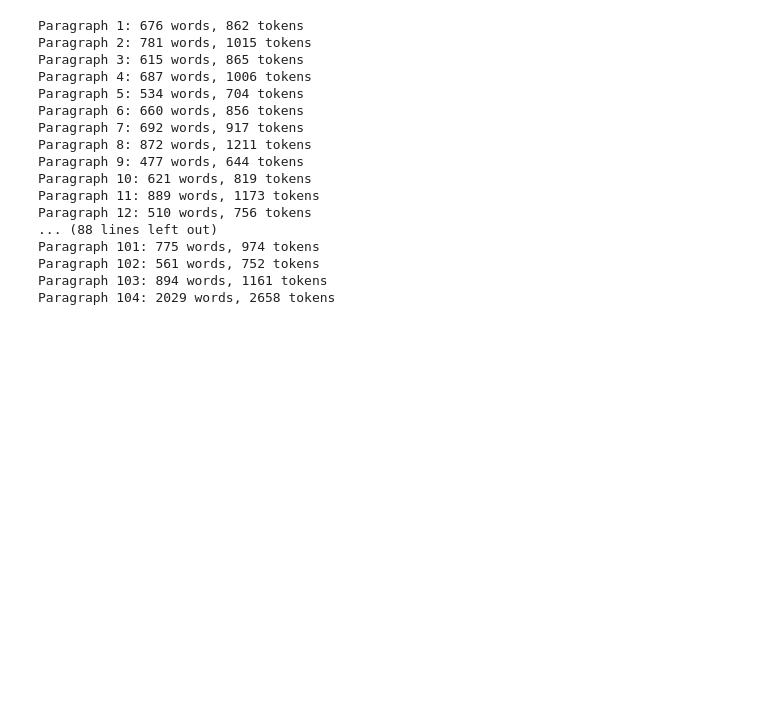
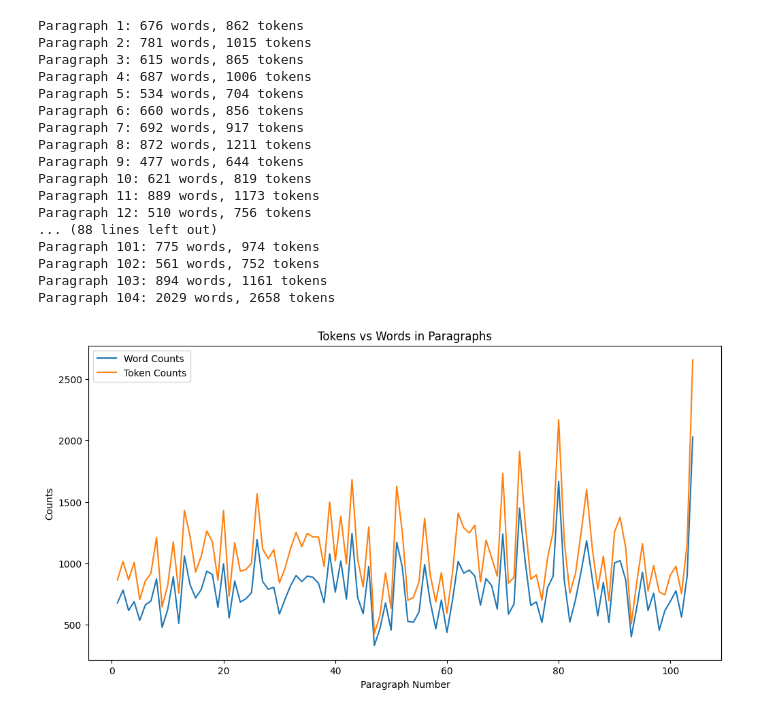
Before and after one commit to anonette/book2LLM, a Jupyter notebook: count_tokens.ipynb, the cells around one changed output. Drawn from its saved outputs; the diff is of its cells as text; code cells hidden in the pictures; blank space fills up the shorter version.

```diff
--- a/count_tokens.ipynb
+++ b/count_tokens.ipynb
@@ -7,7 +11,7 @@ from transformers import AutoTokenizer
 # %%
+# Cell 2: Define the function
 def count_words_and_tokens(filename):
     tokenizer = AutoTokenizer.from_pretrained("sentence-transformers/all-MiniLM-L6-v2")
-
     with open(filename, 'r', encoding='utf-8') as file:
         paragraphs = []
         paragraph = []
@@ -20,14 +24,21 @@ def count_words_and_tokens(filename):
         if paragraph:
             paragraphs.append(" ".join(paragraph))
 
+        word_counts = []
+        token_counts = []
         for i, paragraph in enumerate(paragraphs):
-            words = len(paragraph.split())
+            words = len(re.findall(r'\b\w+\b', paragraph))  # count only sequences of alphabetic characters as words
             tokens = len(tokenizer.tokenize(paragraph))
+            word_counts.append(words)
+            token_counts.append(tokens)
             print(f"Paragraph {i+1}: {words} words, {tokens} tokens")
+
+
+        return word_counts, token_counts
 # %%
-
+# Cell 3: Call the function
 filename = 'data\BookFinal2023_noref.txt'  # replace with your file name
-count_words_and_tokens(filename)
+word_counts, token_counts = count_words_and_tokens(filename)
 # %% [output]
 Token indices sequence length is longer than the specified maximum sequence length for this model (862 > 512). Running this sequence through the model will result in indexing errors
 Paragraph 1: 676 words, 862 tokens
@@ -47,3 +58,15 @@ Paragraph 101: 775 words, 974 tokens
 Paragraph 102: 561 words, 752 tokens
 Paragraph 103: 894 words, 1161 tokens
 Paragraph 104: 2029 words, 2658 tokens
+# %%
+# Cell 4: Create line plot
+plt.figure(figsize=(12,6))
+plt.plot(range(1, len(word_counts) + 1), word_counts, label='Word Counts')
+plt.plot(range(1, len(token_counts) + 1), token_counts, label='Token Counts')
+plt.title('Tokens vs Words in Paragraphs')
+plt.xlabel('Paragraph Number')
+plt.ylabel('Counts')
+plt.legend()
+plt.show()
+# %% [output]
+[figure, added]
```
Also changed, not shown: parts of 1 cell of this notebook, 1 other file.
